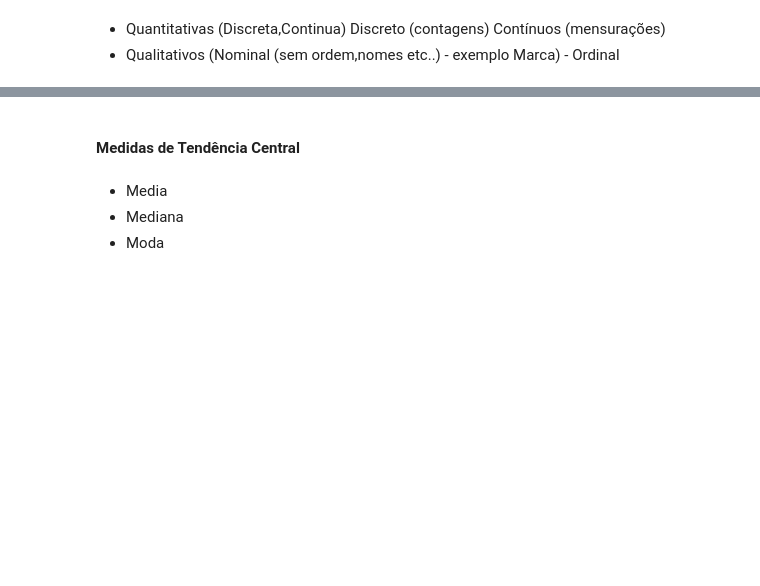
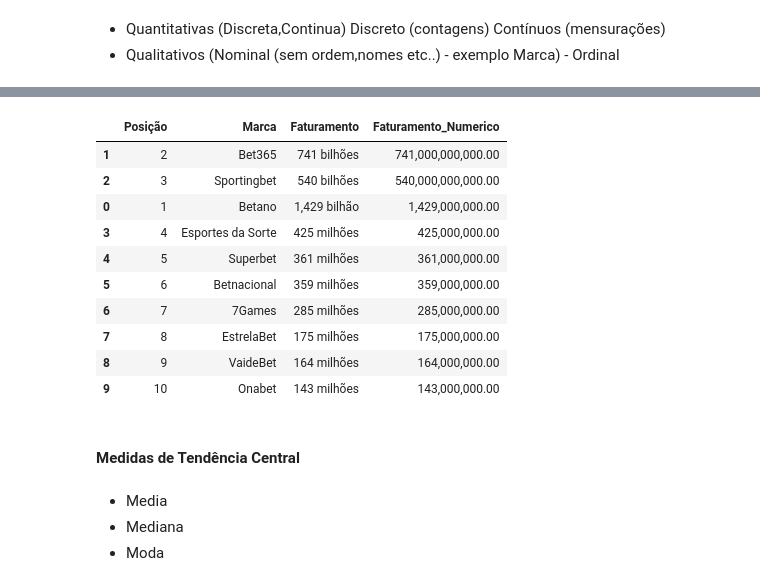
Before and after one commit to romulodf-cesar/curso_matematica_ia, a Jupyter notebook: aula5.ipynb, the cells around one changed output, grey strips where cells are left out. Cells and saved outputs as stored; diff of their text form; code cells hidden in the pictures; blank space fills up the shorter version.

```diff
--- a/aula5.ipynb
+++ b/aula5.ipynb
@@ -115,3 +207,20 @@ posição: variável qualitativa ordinal
+# %%
+# ordenar a coluna 'Faturamento_Numerico' em ordem decrescente
+df_ordenado = df.sort_values(by='Faturamento_Numerico', ascending=False)
+# %%
+df_ordenado.head(10)
+# %% [output]
+|  | Posição | Marca | Faturamento | Faturamento_Numerico |
+| 1 | 2 | Bet365 | 741 bilhões | 741,000,000,000.00 |
+| 2 | 3 | Sportingbet | 540 bilhões | 540,000,000,000.00 |
+| 0 | 1 | Betano | 1,429 bilhão | 1,429,000,000.00 |
+| 3 | 4 | Esportes da Sorte | 425 milhões | 425,000,000.00 |
+| 4 | 5 | Superbet | 361 milhões | 361,000,000.00 |
+| 5 | 6 | Betnacional | 359 milhões | 359,000,000.00 |
+| 6 | 7 | 7Games | 285 milhões | 285,000,000.00 |
+| 7 | 8 | EstrelaBet | 175 milhões | 175,000,000.00 |
+| 8 | 9 | VaideBet | 164 milhões | 164,000,000.00 |
+| 9 | 10 | Onabet | 143 milhões | 143,000,000.00 |
 # %% [markdown]
 #### Medidas de Tendência Central
 # %% [markdown]
```
Also changed, not shown: parts of 18 cells of this notebook, 1 other file.
